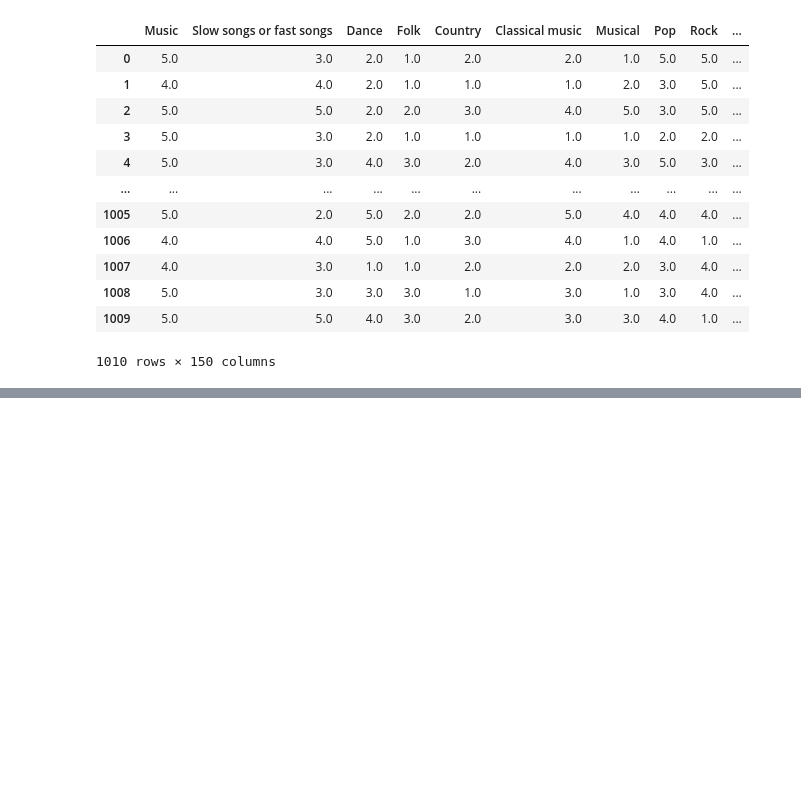
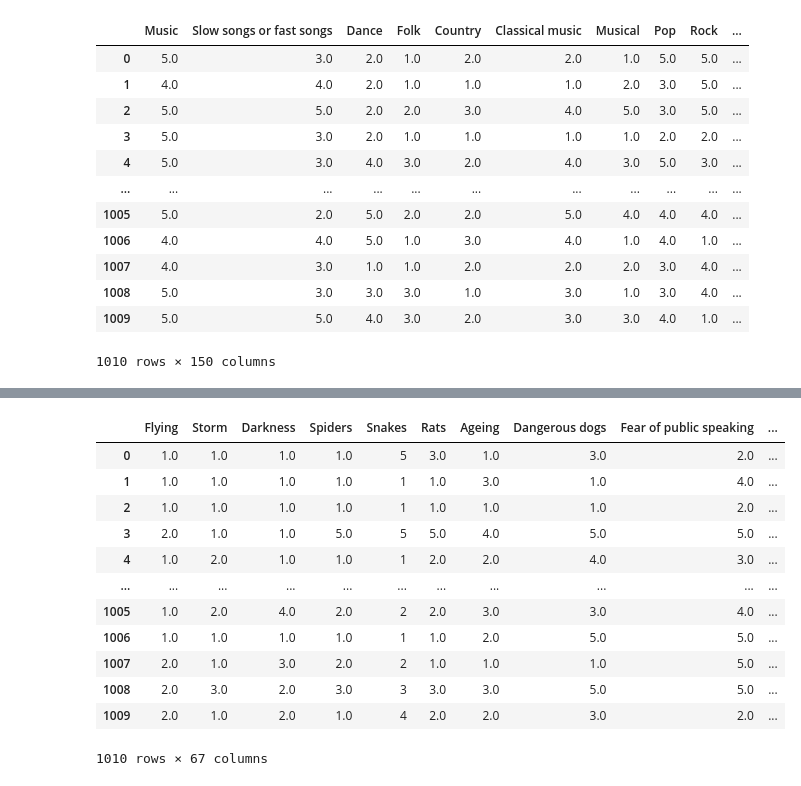
Before and after one commit to virgimarca/Computational, a Jupyter notebook: CollianiMarcante_HW2.ipynb, the cells around one changed output, grey strips where cells are left out. Cells and saved outputs as stored; diff of their text form; code cells hidden in the pictures; blank space fills up the shorter version.

```diff
--- a/CollianiMarcante_HW2.ipynb
+++ b/CollianiMarcante_HW2.ipynb
@@ -43,0 +102,16 @@ display(df)
+# %%
+workdf_2
+# %% [output]
+|  | Flying | Storm | Darkness | Spiders | Snakes | Rats | Ageing | Dangerous dogs | Fear of public speaking | ... |
+| 0 | 1.0 | 1.0 | 1.0 | 1.0 | 5 | 3.0 | 1.0 | 3.0 | 2.0 | ... |
+| 1 | 1.0 | 1.0 | 1.0 | 1.0 | 1 | 1.0 | 3.0 | 1.0 | 4.0 | ... |
+| 2 | 1.0 | 1.0 | 1.0 | 1.0 | 1 | 1.0 | 1.0 | 1.0 | 2.0 | ... |
+| 3 | 2.0 | 1.0 | 1.0 | 5.0 | 5 | 5.0 | 4.0 | 5.0 | 5.0 | ... |
+| 4 | 1.0 | 2.0 | 1.0 | 1.0 | 1 | 2.0 | 2.0 | 4.0 | 3.0 | ... |
+| ... | ... | ... | ... | ... | ... | ... | ... | ... | ... | ... |
+| 1005 | 1.0 | 2.0 | 4.0 | 2.0 | 2 | 2.0 | 3.0 | 3.0 | 4.0 | ... |
+| 1006 | 1.0 | 1.0 | 1.0 | 1.0 | 1 | 1.0 | 2.0 | 5.0 | 5.0 | ... |
+| 1007 | 2.0 | 1.0 | 3.0 | 2.0 | 2 | 1.0 | 1.0 | 1.0 | 5.0 | ... |
+| 1008 | 2.0 | 3.0 | 2.0 | 3.0 | 3 | 3.0 | 3.0 | 5.0 | 5.0 | ... |
+| 1009 | 2.0 | 1.0 | 2.0 | 1.0 | 4 | 2.0 | 2.0 | 3.0 | 2.0 | ... |
+1010 rows × 67 columns
```
Also changed, not shown: parts of 12 cells of this notebook.
